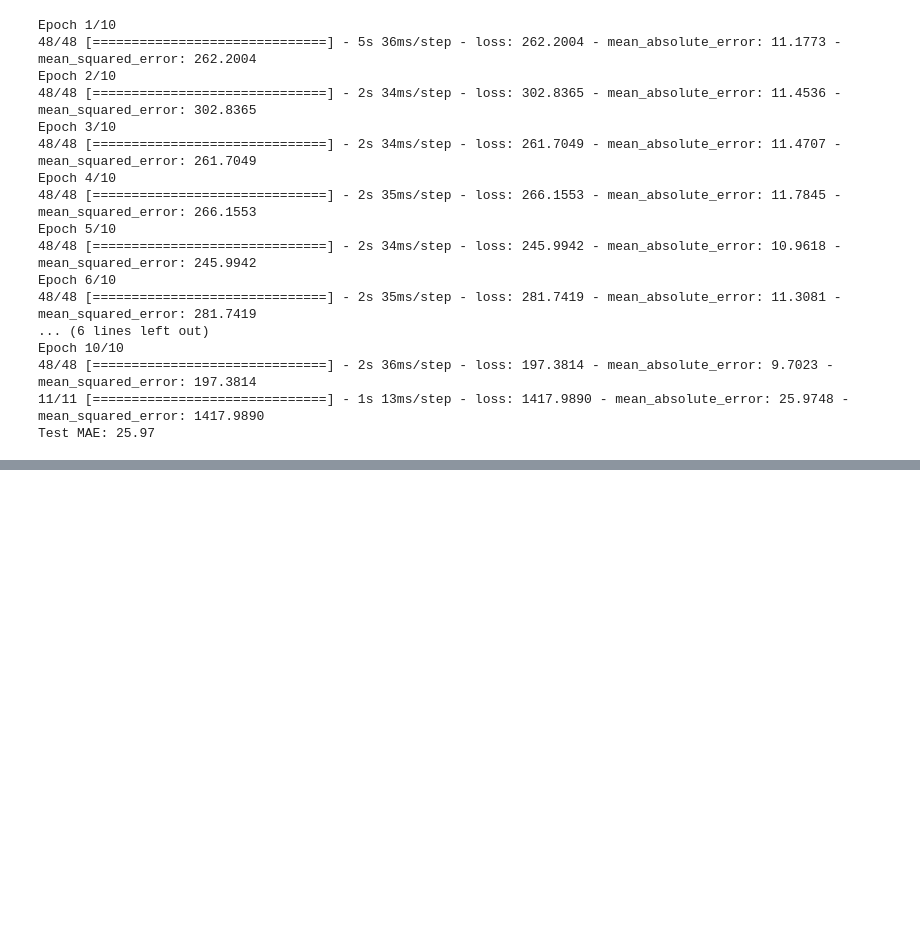
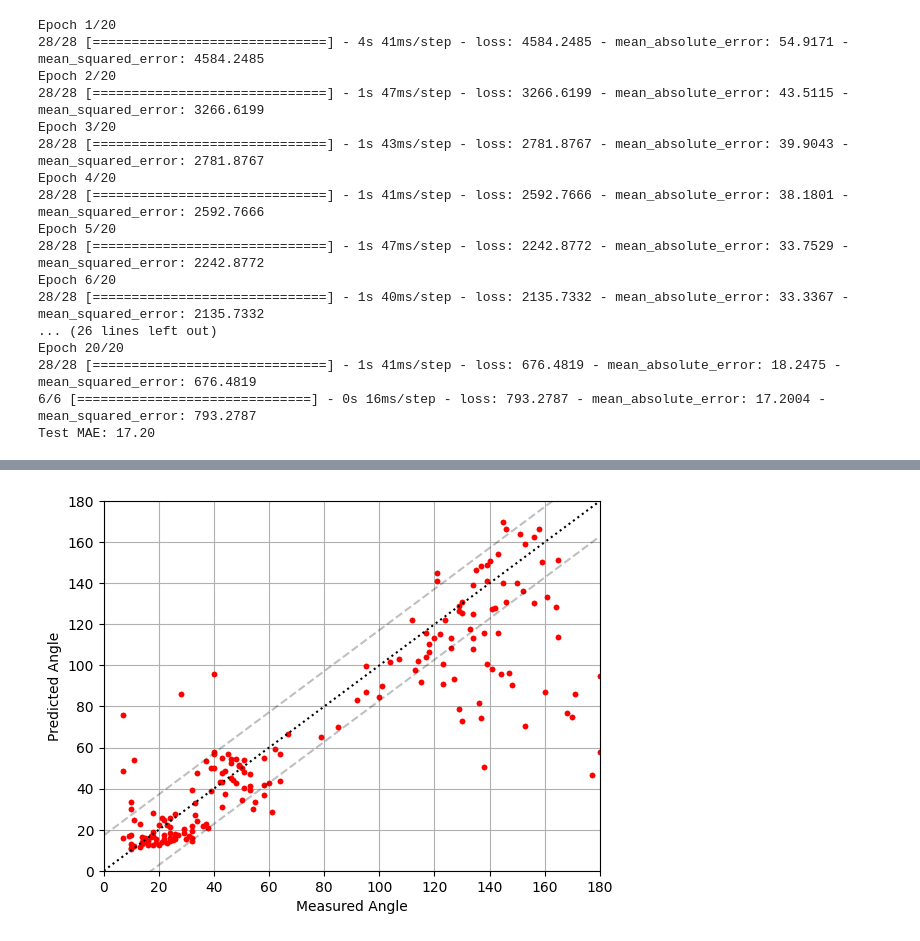
Before and after one commit to hkc5/fiber-prediction, a Jupyter notebook: NN.ipynb, the cells around one changed output, grey strips where cells are left out. Cells and saved outputs as stored; diff of their text form; code cells hidden in the pictures; blank space fills up the shorter version.

```diff
--- a/NN.ipynb
+++ b/NN.ipynb
@@ -26,7 +26,7 @@ clear_output()
 
 X= np.array(X)
 
-with open("labels.csv") as f:
+with open("./pictures/labels.csv") as f:
     l= f.read()
     try: # Mac
         int(l[1:2])
@@ -53,19 +53,17 @@ model.add(layers.MaxPooling2D((2, 2)))
 model.add(layers.Conv2D(256, (3, 3), activation="relu"))
 model.add(layers.MaxPooling2D((2, 2)))
 
-# Flatten the output from convolutional layers
 model.add(layers.Flatten())
 
-# Dense layers with dropout regularization
+
 model.add(layers.Dense(256, activation="relu"))
-model.add(layers.Dropout(0.3))  # Add dropout for regularization
+model.add(layers.Dropout(0.5))
 
 model.add(layers.Dense(128, activation="relu"))
-model.add(layers.Dropout(0.3))  # Add dropout for regularization
+model.add(layers.Dropout(0.5))
 
 model.add(layers.Dense(64, activation="relu"))
 
-# Output layer with 1 neuron for regression
 model.add(layers.Dense(1))
 # %%
 # Step 3: Compile the model
@@ -75,26 +73,41 @@ model.compile(optimizer= "adam",
               metrics= ["MeanAbsoluteError", "MeanSquaredError"])
 
 # Step 4: Training
-model.fit(X_train, y_train, epochs= 10, batch_size= 16)
+model.fit(X_train, y_train, epochs= 20, batch_size= 16)
 
 # Step 5: Evaluation
 test_loss, test_mae, test_mse= model.evaluate(X_test, y_test)
 print(f"Test MAE: {test_mae:.2f}")
 # %% [output]
-Epoch 1/10
-48/48 [==============================] - 5s 36ms/step - loss: 262.2004 - mean_absolute_error: 11.1773 - mean_squared_error: 262.2004
-Epoch 2/10
-48/48 [==============================] - 2s 34ms/step - loss: 302.8365 - mean_absolute_error: 11.4536 - mean_squared_error: 302.8365
-Epoch 3/10
-48/48 [==============================] - 2s 34ms/step - loss: 261.7049 - mean_absolute_error: 11.4707 - mean_squared_error: 261.7049
-Epoch 4/10
-48/48 [==============================] - 2s 35ms/step - loss: 266.1553 - mean_absolute_error: 11.7845 - mean_squared_error: 266.1553
-Epoch 5/10
-48/48 [==============================] - 2s 34ms/step - loss: 245.9942 - mean_absolute_error: 10.9618 - mean_squared_error: 245.9942
-Epoch 6/10
-48/48 [==============================] - 2s 35ms/step - loss: 281.7419 - mean_absolute_error: 11.3081 - mean_squared_error: 281.7419
-... (6 lines left out)
-Epoch 10/10
-48/48 [==============================] - 2s 36ms/step - loss: 197.3814 - mean_absolute_error: 9.7023 - mean_squared_error: 197.3814
-11/11 [==============================] - 1s 13ms/step - loss: 1417.9890 - mean_absolute_error: 25.9748 - mean_squared_error: 1417.9890
-Test MAE: 25.97
+Epoch 1/20
+28/28 [==============================] - 4s 41ms/step - loss: 4584.2485 - mean_absolute_error: 54.9171 - mean_squared_error: 4584.2485
+Epoch 2/20
+28/28 [==============================] - 1s 47ms/step - loss: 3266.6199 - mean_absolute_error: 43.5115 - mean_squared_error: 3266.6199
+Epoch 3/20
+28/28 [==============================] - 1s 43ms/step - loss: 2781.8767 - mean_absolute_error: 39.9043 - mean_squared_error: 2781.8767
+Epoch 4/20
+28/28 [==============================] - 1s 41ms/step - loss: 2592.7666 - mean_absolute_error: 38.1801 - mean_squared_error: 2592.7666
+Epoch 5/20
+28/28 [==============================] - 1s 47ms/step - loss: 2242.8772 - mean_absolute_error: 33.7529 - mean_squared_error: 2242.8772
+Epoch 6/20
+28/28 [==============================] - 1s 40ms/step - loss: 2135.7332 - mean_absolute_error: 33.3367 - mean_squared_error: 2135.7332
+... (26 lines left out)
+Epoch 20/20
+28/28 [==============================] - 1s 41ms/step - loss: 676.4819 - mean_absolute_error: 18.2475 - mean_squared_error: 676.4819
+6/6 [==============================] - 0s 16ms/step - loss: 793.2787 - mean_absolute_error: 17.2004 - mean_squared_error: 793.2787
+Test MAE: 17.20
+# %%
+y_pred= model.predict(X_test)
+
+plt.plot(y_test, y_pred, "r .")
+
+plt.plot(y_test, y_pred, "r.")
+plt.plot(np.arange(0, 180), np.arange(0, 180), "k:")
+plt.plot(np.arange(0, 180), np.arange(0, 180)-test_mae, "k--", alpha= .25)
+plt.plot(np.arange(0, 180), np.arange(0, 180)+test_mae, "k--", alpha= .25)
+
+plt.xlabel("Measured Angle")
+plt.ylabel("Predicted Angle")
+plt.axis([0, 180, 0, 180])
+plt.grid()
+# %% [output]
@@ -100,0 +115 @@ Test MAE: 25.97
+[figure, added]
```
Also changed, not shown: parts of 1 cell of this notebook, 1 other file.
